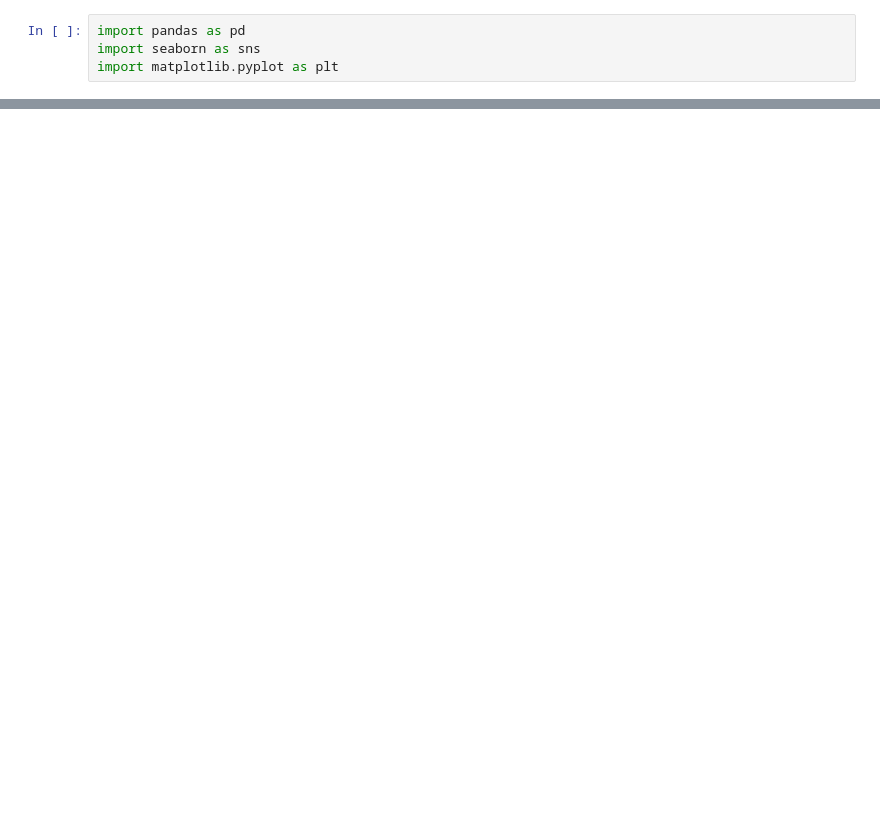
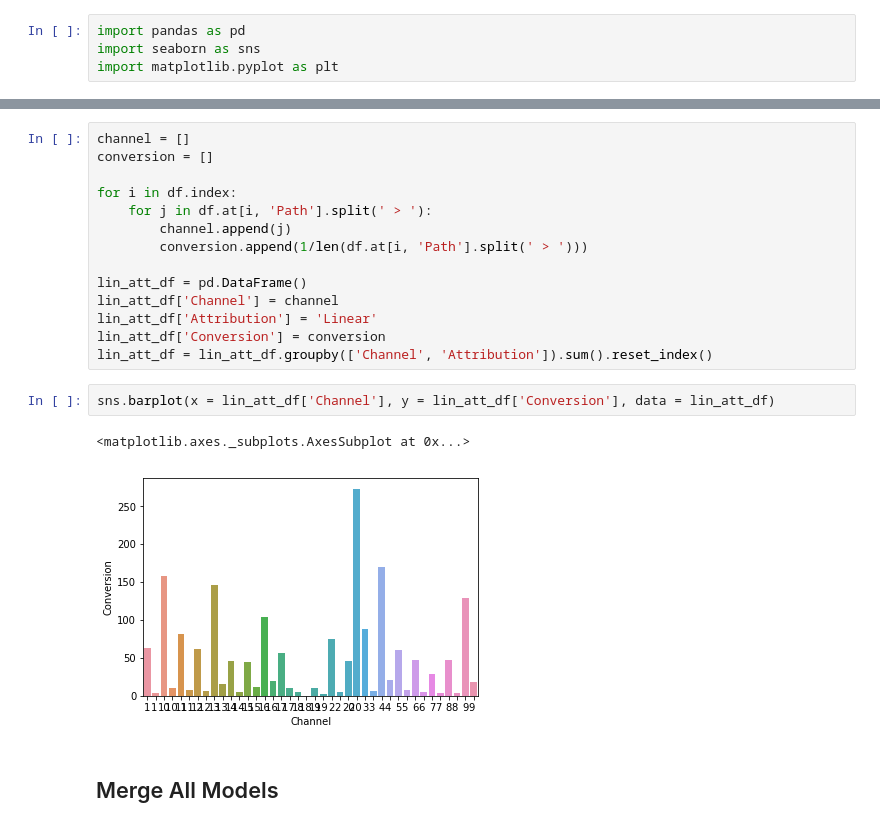
Before and after one commit to mkirby42/Marketing-Channel-Attribution, a Jupyter notebook: Marketing Channel Analysis.ipynb, the cells around one changed output, grey strips where cells are left out. Saved outputs shown, nothing was run; the diff lists cells and outputs as text; blank space fills up the shorter version.

```diff
--- a/Marketing Channel Analysis.ipynb
+++ b/Marketing Channel Analysis.ipynb
@@ -43,0 +66,21 @@ path.head()
+# %%
+channel = []
+conversion = []
+
+for i in df.index:
+    for j in df.at[i, 'Path'].split(' > '):
+        channel.append(j)
+        conversion.append(1/len(df.at[i, 'Path'].split(' > ')))
+
+lin_att_df = pd.DataFrame()
+lin_att_df['Channel'] = channel
+lin_att_df['Attribution'] = 'Linear'
+lin_att_df['Conversion'] = conversion
+lin_att_df = lin_att_df.groupby(['Channel', 'Attribution']).sum().reset_index()
+# %%
+sns.barplot(x = lin_att_df['Channel'], y = lin_att_df['Conversion'], data = lin_att_df)
+# %% [output]
+<matplotlib.axes._subplots.AxesSubplot at 0x...>
+[figure, added]
+# %% [markdown]
+## Merge All Models
```
Also changed, not shown: parts of 15 cells of this notebook, 8 other files.
